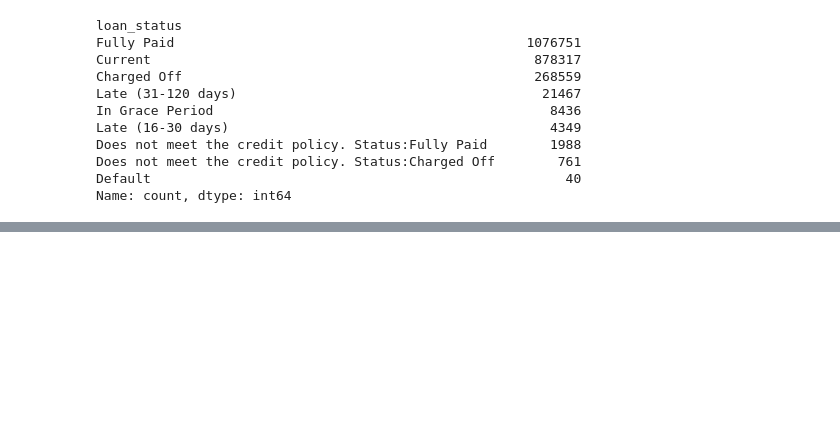
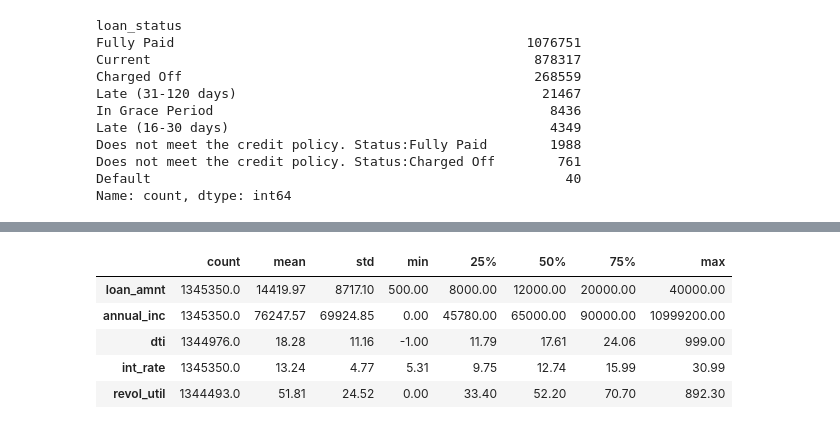
Before and after one commit to ruchira-bi/loan-risk-analytics, a Jupyter notebook: notebooks/02_load_and_explore.ipynb, the cells around one changed output, grey strips where cells are left out. Saved outputs shown, nothing was run; the diff lists cells and outputs as text; code cells hidden in the pictures; blank space fills up the shorter version.

```diff
--- a/notebooks/02_load_and_explore.ipynb
+++ b/notebooks/02_load_and_explore.ipynb
@@ -90,0 +146,3 @@ Name: count, dtype: int64
+# %%
+df_clean["term_months"]= df_clean["term"].str.extract(r"(\d+)")[0].astype(int)
+df_clean["term_months"].value_counts()
@@ -90,0 +156,7 @@ Name: count, dtype: int64
+# %%
+emp_map = {"< 1 year": 0, "1 year": 1, "2 year": 2, "3 year": 3, "4 year": 4, "5 year": 5, "6 year": 6,
+           "7 year": 7, "8 year": 8, "9 year": 9, "10+ years": 10}
+# %%
+df_clean["emp_length_yrs"]= df_clean["emp_length"].map(emp_map)
+# %%
+df_clean["emp_length"]= df_clean["emp_length"].fillna("Unknown")
@@ -90,0 +167,9 @@ Name: count, dtype: int64
+# %%
+df_clean[["loan_amnt", "annual_inc", "dti", "int_rate", "revol_util"]].describe().round(2).T
+# %% [output]
+|  | count | mean | std | min | 25% | 50% | 75% | max |
+| loan_amnt | 1345350.0 | 14419.97 | 8717.10 | 500.00 | 8000.00 | 12000.00 | 20000.00 | 40000.00 |
+| annual_inc | 1345350.0 | 76247.57 | 69924.85 | 0.00 | 45780.00 | 65000.00 | 90000.00 | 10999200.00 |
+| dti | 1344976.0 | 18.28 | 11.16 | -1.00 | 11.79 | 17.61 | 24.06 | 999.00 |
+| int_rate | 1345350.0 | 13.24 | 4.77 | 5.31 | 9.75 | 12.74 | 15.99 | 30.99 |
+| revol_util | 1344493.0 | 51.81 | 24.52 | 0.00 | 33.40 | 52.20 | 70.70 | 892.30 |
```
Also changed, not shown: parts of 32 cells of this notebook, 11 other files.
